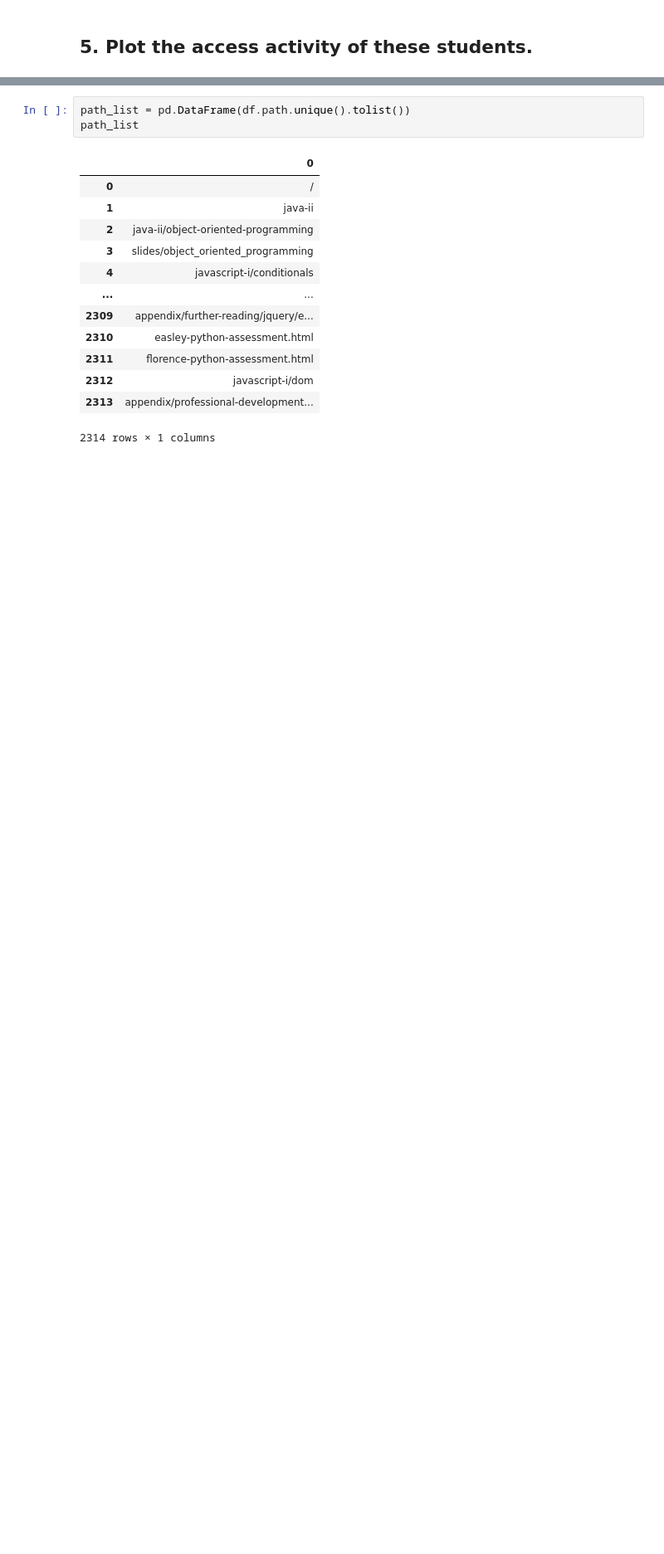
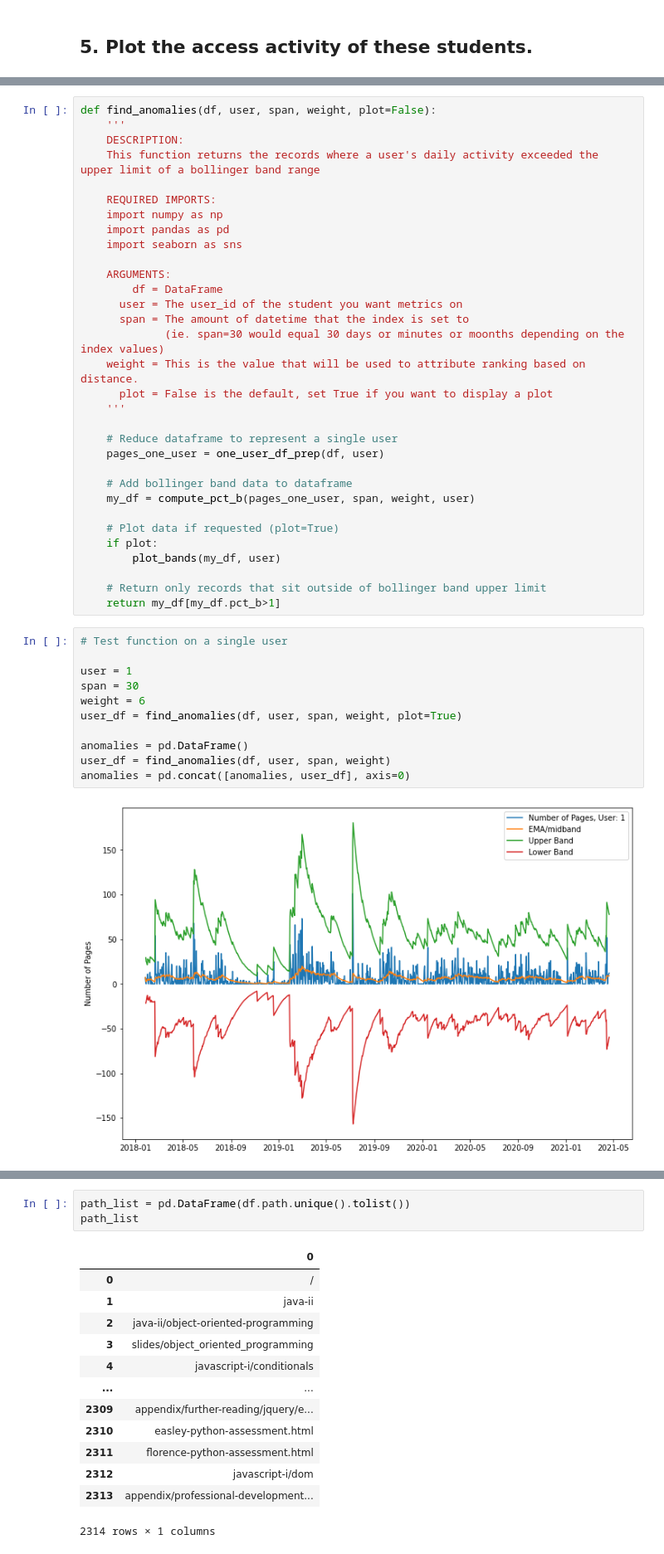
Before and after one commit to QMCBT-JustinEvans/anomaly-detection-exercises, a Jupyter notebook: time_series_anomaly_detection.ipynb, the cells around one changed output, grey strips where cells are left out. Shown at 83% size. Drawn from its saved outputs; the diff is of its cells as text; blank space fills up the shorter version.

```diff
--- a/time_series_anomaly_detection.ipynb
+++ b/time_series_anomaly_detection.ipynb
@@ -497,0 +691,45 @@ plt.show()
+# %%
+def find_anomalies(df, user, span, weight, plot=False):
+    '''
+    DESCRIPTION:
+    This function returns the records where a user's daily activity exceeded the upper limit of a bollinger band range
+
+    REQUIRED IMPORTS:
+    import numpy as np
+    import pandas as pd
+    import seaborn as sns
+
+    ARGUMENTS:
+        df = DataFrame
+      user = The user_id of the student you want metrics on
+      span = The amount of datetime that the index is set to
+             (ie. span=30 would equal 30 days or minutes or moonths depending on the index values)
+    weight = This is the value that will be used to attribute ranking based on distance.
+      plot = False is the default, set True if you want to display a plot
+    '''
+
+    # Reduce dataframe to represent a single user
+    pages_one_user = one_user_df_prep(df, user)
+
+    # Add bollinger band data to dataframe
+    my_df = compute_pct_b(pages_one_user, span, weight, user)
+
+    # Plot data if requested (plot=True)
+    if plot:
+        plot_bands(my_df, user)
+
+    # Return only records that sit outside of bollinger band upper limit
+    return my_df[my_df.pct_b>1]
+# %%
+# Test function on a single user
+
+user = 1
+span = 30
+weight = 6
+user_df = find_anomalies(df, user, span, weight, plot=True)
+
+anomalies = pd.DataFrame()
+user_df = find_anomalies(df, user, span, weight)
+anomalies = pd.concat([anomalies, user_df], axis=0)
+# %% [output]
+[figure, added]
```
Also changed, not shown: parts of 28 cells of this notebook.
